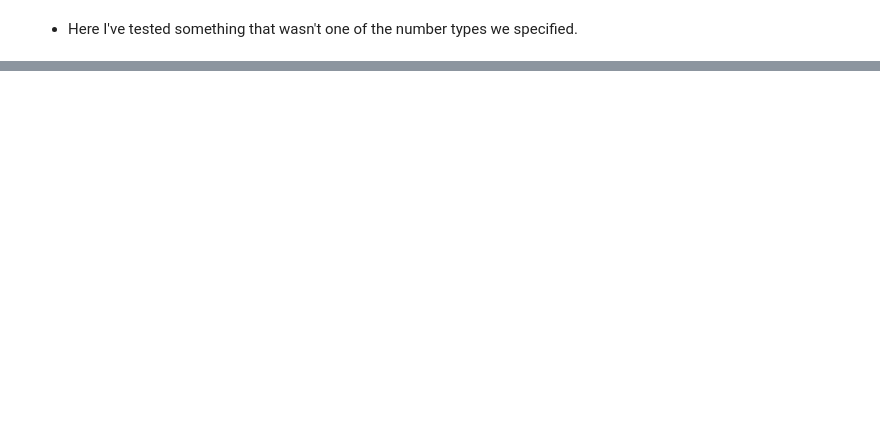
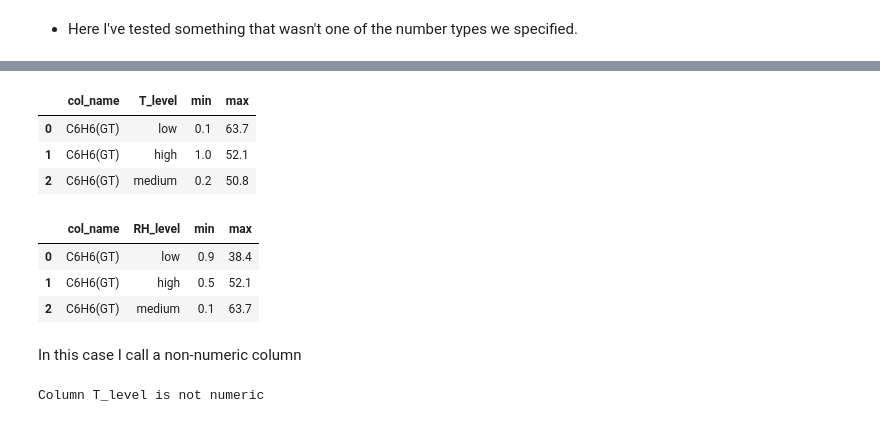
Before and after one commit to ljzier/ST-554-project2-repo, a Jupyter notebook: LZ-Project2.ipynb, the cells around one changed output, grey strips where cells are left out. Saved outputs shown, nothing was run; the diff lists cells and outputs as text; code cells hidden in the pictures; blank space fills up the shorter version.

```diff
--- a/LZ-Project2.ipynb
+++ b/LZ-Project2.ipynb
@@ -190,0 +469,20 @@ CSV file: file:///home/jupyter-ljzier@ncsu.edu/ST-554-project2-repo/data/air.csv
+# %%
+air.col_minmax("C6H6(GT)", "T_level")
+# %% [output]
+|  | col_name | T_level | min | max |
+| 0 | C6H6(GT) | low | 0.1 | 63.7 |
+| 1 | C6H6(GT) | high | 1.0 | 52.1 |
+| 2 | C6H6(GT) | medium | 0.2 | 50.8 |
+# %%
+air.col_minmax("C6H6(GT)", "RH_level")
+# %% [output]
+|  | col_name | RH_level | min | max |
+| 0 | C6H6(GT) | low | 0.9 | 38.4 |
+| 1 | C6H6(GT) | high | 0.5 | 52.1 |
+| 2 | C6H6(GT) | medium | 0.1 | 63.7 |
+# %% [markdown]
+In this case I call a non-numeric column
+# %%
+air.col_minmax("T_level")
+# %% [output]
+Column T_level is not numeric
```
Also changed, not shown: parts of 34 cells of this notebook, 5 other files.
